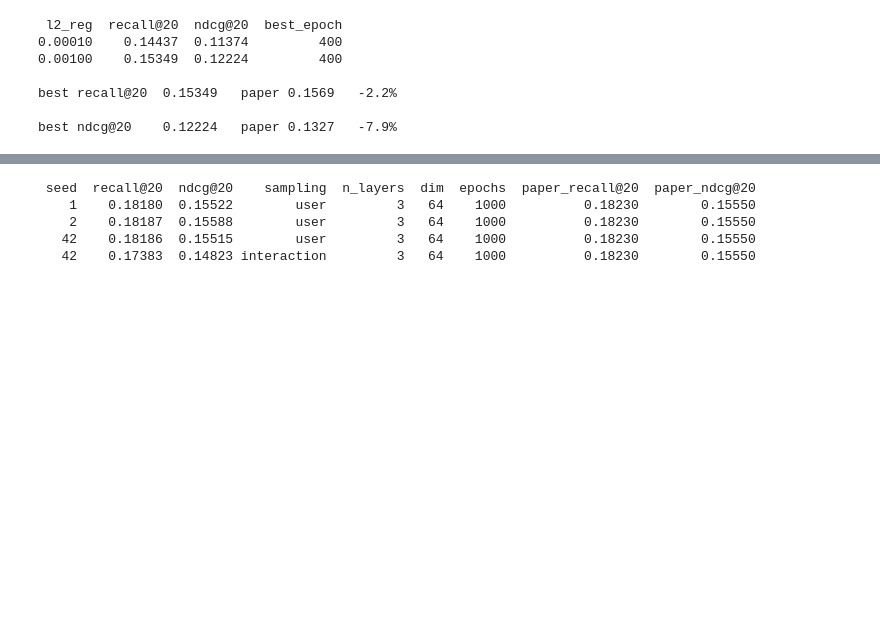
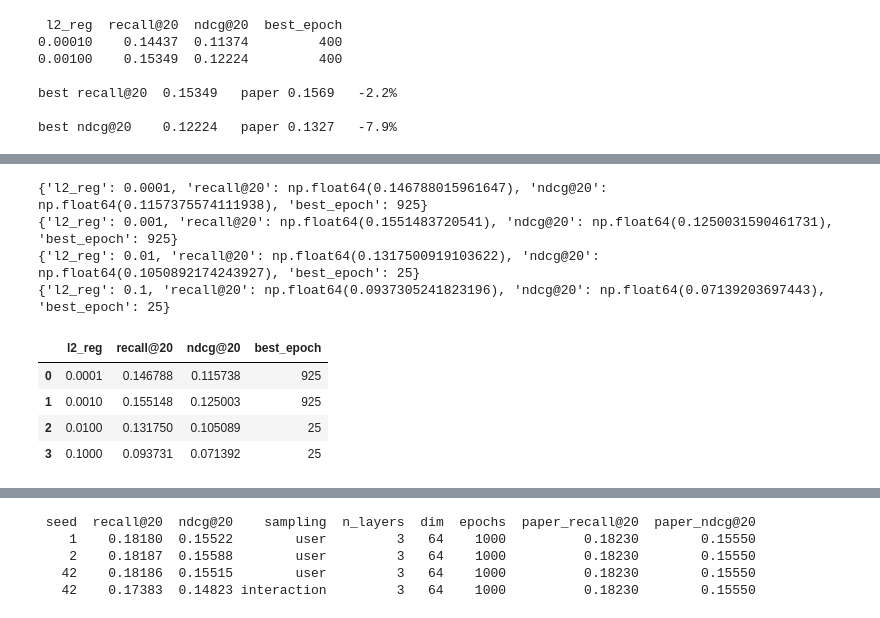
Before and after one commit to ErjonXhani/gnn-recommender-dissertation, a Jupyter notebook: notebooks/09_models_and_verification.ipynb, the cells around one changed output, grey strips where cells are left out. Cells and saved outputs as stored; diff of their text form; code cells hidden in the pictures; blank space fills up the shorter version.

```diff
--- a/notebooks/09_models_and_verification.ipynb
+++ b/notebooks/09_models_and_verification.ipynb
@@ -627,0 +640,42 @@ best ndcg@20    0.12224   paper 0.1327   -7.9%
+# %%
+def gowalla_mf_run(reg, seed=SEED, epochs=GOWALLA_EPOCHS, eval_every=25):
+    """Matrix factorisation on Gowalla, cached like the other runs."""
+    path = GOWALLA_RESULTS / f"mf_reg{reg:g}_s{seed}.csv"
+    if path.exists():
+        return pd.read_csv(path)
+
+    outcome = tr.train_bpr(
+        md.MatrixFactorization(GOW_USERS, GOW_ITEMS, LIGHTGCN_PAPER["dim"], seed),
+        gow_train, GOW_ITEMS, evaluator=gow_evaluator,
+        epochs=epochs, batch_size=LIGHTGCN_PAPER["batch_size"],
+        learning_rate=LIGHTGCN_PAPER["learning_rate"], l2_reg=reg,
+        sampling="user", eval_every=eval_every, selection_metric="recall@20",
+        patience=10 ** 6, device=DEVICE, seed=seed, verbose=False,
+    )
+    outcome["history"].to_csv(path, index=False)
+    return outcome["history"]
+
+
+rows = []
+for reg in [1e-4, 1e-3, 1e-2, 1e-1]:
+    h = gowalla_mf_run(reg).dropna(subset=["val_recall@20"])
+    best = h.loc[h["val_recall@20"].idxmax()]
+    rows.append({"l2_reg": reg, "recall@20": best["val_recall@20"],
+                 "ndcg@20": best["val_ndcg@20"], "best_epoch": int(best["epoch"])})
+    print(rows[-1], flush=True)
+
+gowalla_mf = pd.DataFrame(rows)
+mf_best = gowalla_mf.loc[gowalla_mf["recall@20"].idxmax()]
+gowalla_mf.to_csv(RESULTS_DIR / "09_gowalla_mf.csv", index=False)
+
+gowalla_mf
+# %% [output]
+{'l2_reg': 0.0001, 'recall@20': np.float64(0.146788015961647), 'ndcg@20': np.float64(0.1157375574111938), 'best_epoch': 925}
+{'l2_reg': 0.001, 'recall@20': np.float64(0.1551483720541), 'ndcg@20': np.float64(0.1250031590461731), 'best_epoch': 925}
+{'l2_reg': 0.01, 'recall@20': np.float64(0.1317500919103622), 'ndcg@20': np.float64(0.1050892174243927), 'best_epoch': 25}
+{'l2_reg': 0.1, 'recall@20': np.float64(0.0937305241823196), 'ndcg@20': np.float64(0.07139203697443), 'best_epoch': 25}
+|  | l2_reg | recall@20 | ndcg@20 | best_epoch |
+| 0 | 0.0001 | 0.146788 | 0.115738 | 925 |
+| 1 | 0.0010 | 0.155148 | 0.125003 | 925 |
+| 2 | 0.0100 | 0.131750 | 0.105089 | 25 |
+| 3 | 0.1000 | 0.093731 | 0.071392 | 25 |
```
Also changed, not shown: parts of 7 cells of this notebook, 31 other files.
